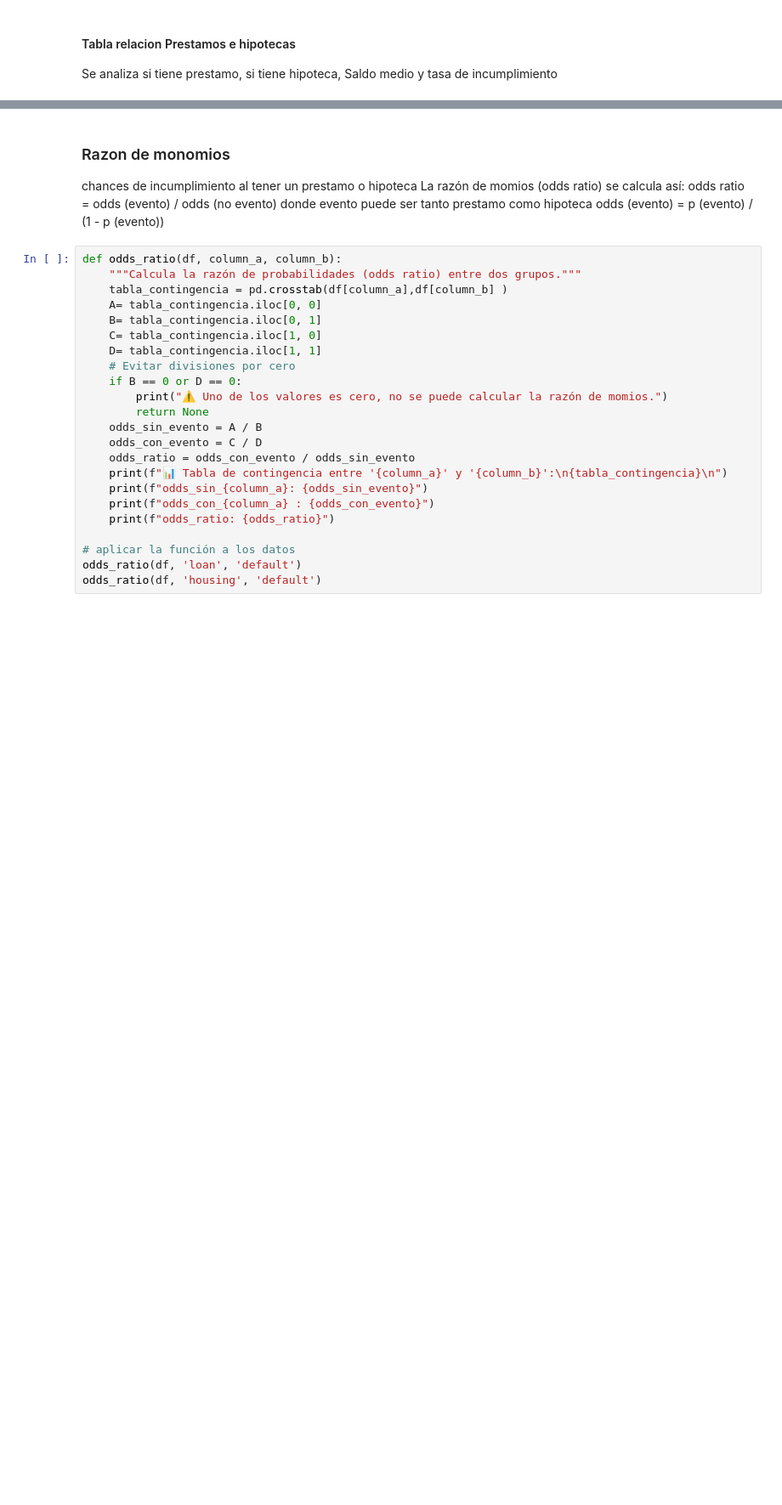
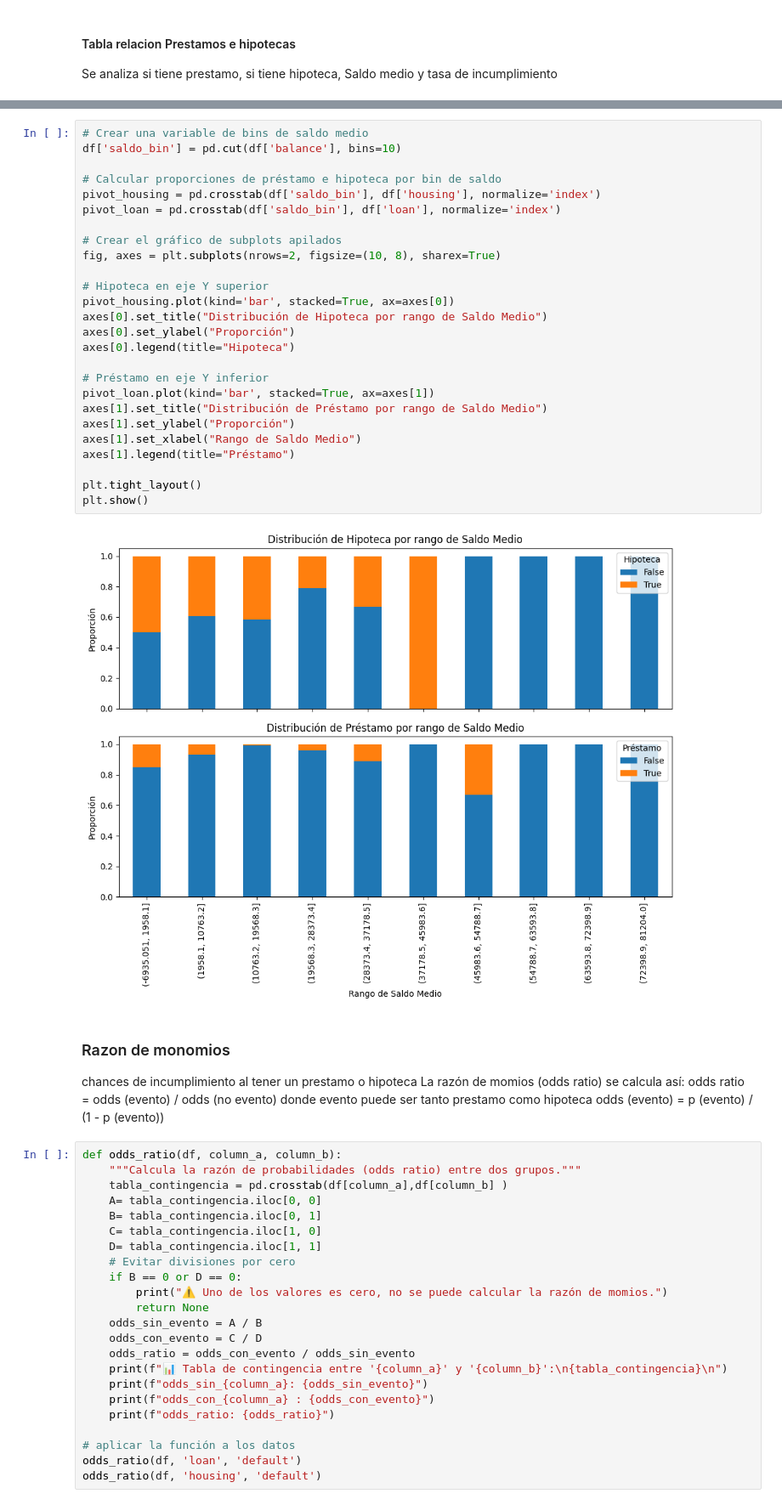
Before and after one commit to MarinaTorba/PersonalDataProrjects, a Jupyter notebook: Equip_9/Scripts/Analisis _Finanzas_250519.ipynb, the cells around one changed output, grey strips where cells are left out. Shown at 85% size. Saved outputs shown, nothing was run; the diff lists cells and outputs as text; blank space fills up the shorter version.

```diff
--- a/Equip_9/Scripts/Analisis _Finanzas_250519.ipynb
+++ b/Equip_9/Scripts/Analisis _Finanzas_250519.ipynb
@@ -61,3 +76,31 @@ plt.show()
+# %%
+# Crear una variable de bins de saldo medio
+df['saldo_bin'] = pd.cut(df['balance'], bins=10)
+
+# Calcular proporciones de préstamo e hipoteca por bin de saldo
+pivot_housing = pd.crosstab(df['saldo_bin'], df['housing'], normalize='index')
+pivot_loan = pd.crosstab(df['saldo_bin'], df['loan'], normalize='index')
+
+# Crear el gráfico de subplots apilados
+fig, axes = plt.subplots(nrows=2, figsize=(10, 8), sharex=True)
+
+# Hipoteca en eje Y superior
+pivot_housing.plot(kind='bar', stacked=True, ax=axes[0])
+axes[0].set_title("Distribución de Hipoteca por rango de Saldo Medio")
+axes[0].set_ylabel("Proporción")
+axes[0].legend(title="Hipoteca")
+
+# Préstamo en eje Y inferior
+pivot_loan.plot(kind='bar', stacked=True, ax=axes[1])
+axes[1].set_title("Distribución de Préstamo por rango de Saldo Medio")
+axes[1].set_ylabel("Proporción")
+axes[1].set_xlabel("Rango de Saldo Medio")
+axes[1].legend(title="Préstamo")
+
+plt.tight_layout()
+plt.show()
+# %% [output]
+[figure, added]
 # %% [markdown]
 ### Razon de monomios
 chances de incumplimiento al tener un prestamo o hipoteca
```
Also changed, not shown: parts of 4 cells of this notebook.
